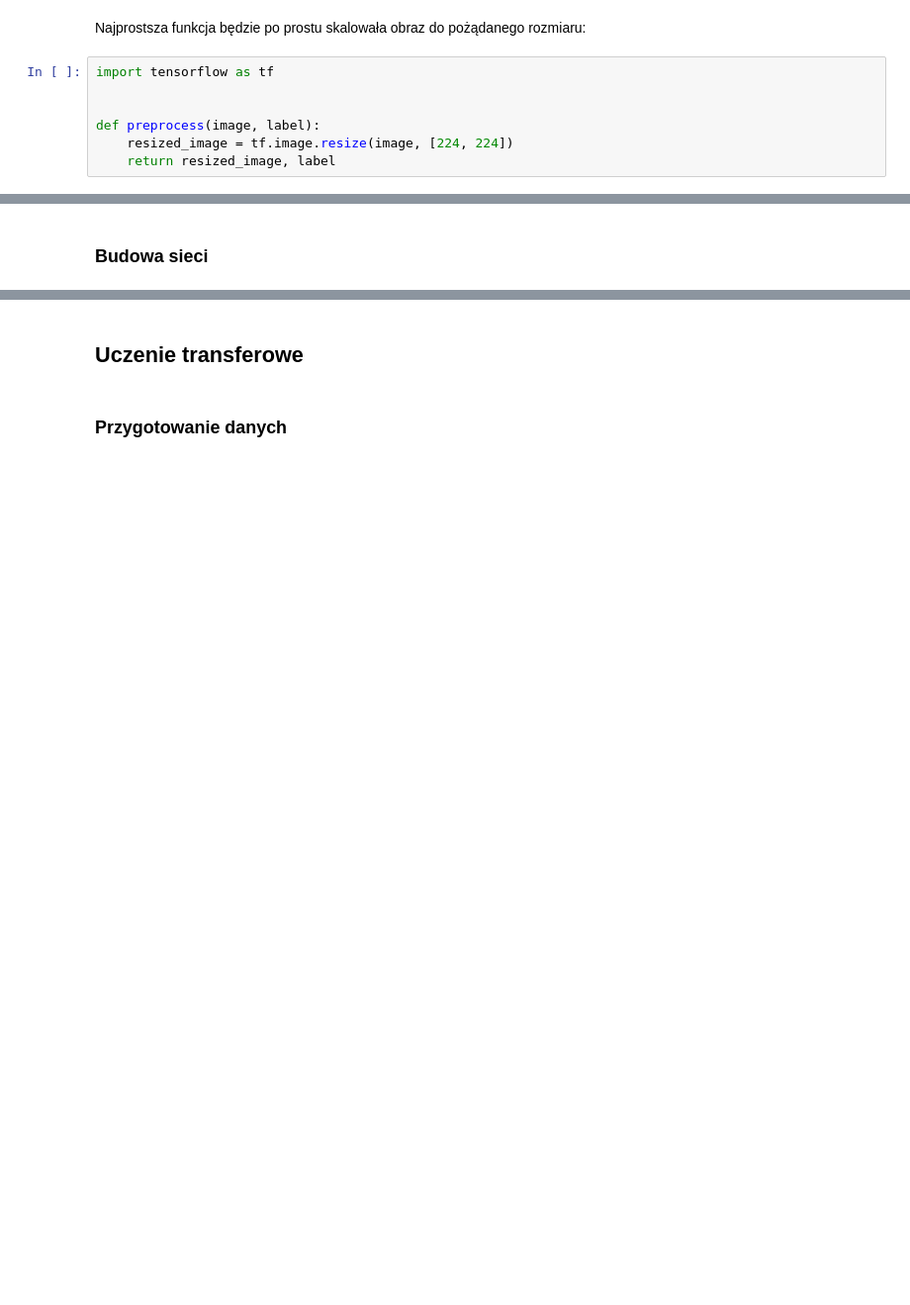
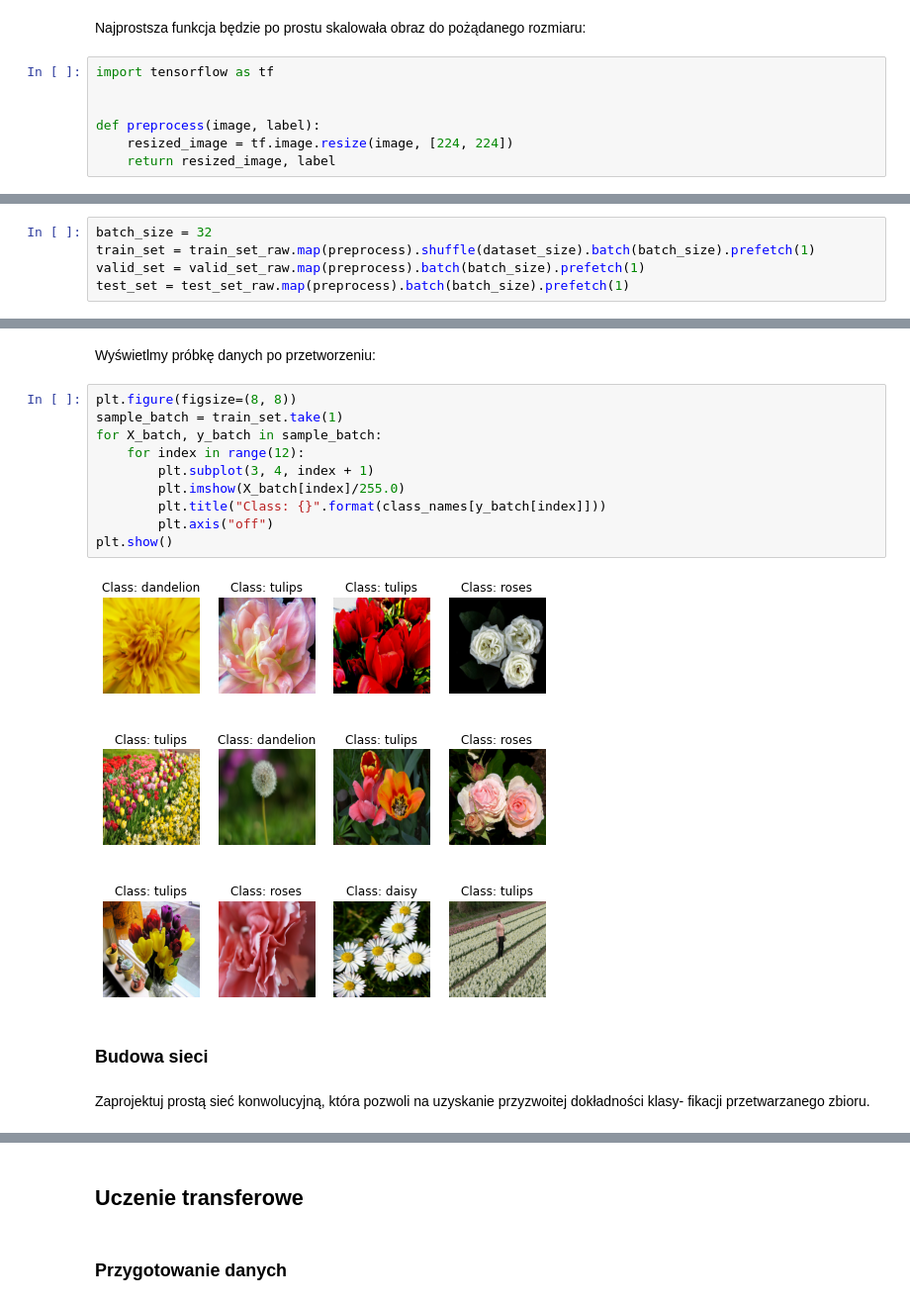
Before and after one commit to bartekf4/Uczenie-Maszynowe, a Jupyter notebook: lab12/lab12.ipynb, the cells around one changed output, grey strips where cells are left out. Shown: that part at 99% size. Saved outputs shown, nothing was run; the diff lists cells and outputs as text; blank space fills up the shorter version.

```diff
--- a/lab12/lab12.ipynb
+++ b/lab12/lab12.ipynb
@@ -80,0 +88,5 @@ def preprocess(image, label):
+# %%
+batch_size = 32
+train_set = train_set_raw.map(preprocess).shuffle(dataset_size).batch(batch_size).prefetch(1)
+valid_set = valid_set_raw.map(preprocess).batch(batch_size).prefetch(1)
+test_set = test_set_raw.map(preprocess).batch(batch_size).prefetch(1)
@@ -81,2 +98,18 @@ def preprocess(image, label):
+# %% [markdown]
+Wyświetlmy próbkę danych po przetworzeniu:
+# %%
+plt.figure(figsize=(8, 8))
+sample_batch = train_set.take(1)
+for X_batch, y_batch in sample_batch:
+    for index in range(12):
+        plt.subplot(3, 4, index + 1)
+        plt.imshow(X_batch[index]/255.0)
+        plt.title("Class: {}".format(class_names[y_batch[index]]))
+        plt.axis("off")
+plt.show()
+# %% [output]
+[figure, added]
 # %% [markdown]
 ### Budowa sieci
+# %% [markdown]
+Zaprojektuj prostą sieć konwolucyjną, która pozwoli na uzyskanie przyzwoitej dokładności klasy- fikacji przetwarzanego zbioru.
```
Also changed, not shown: parts of 7 cells of this notebook.
